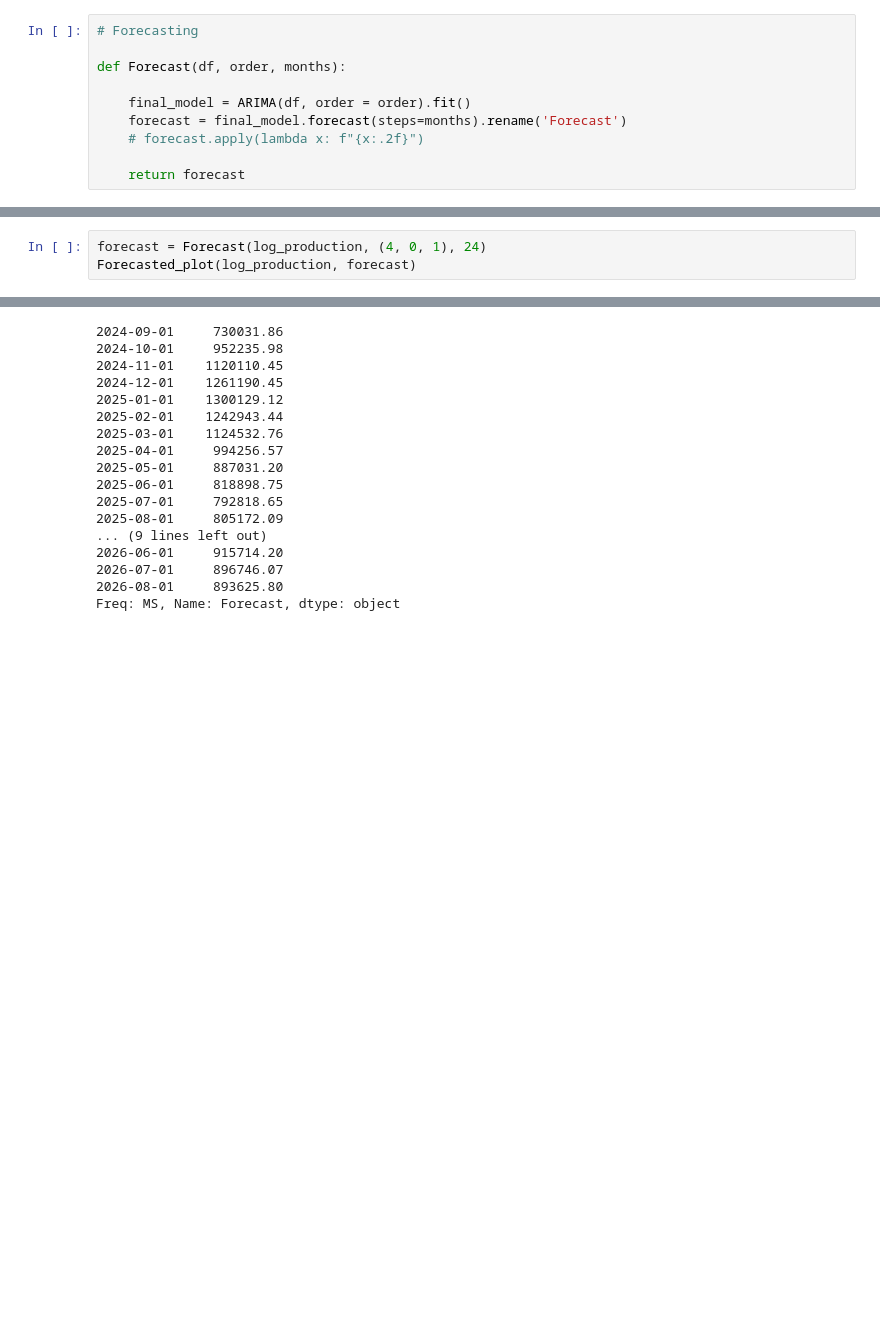
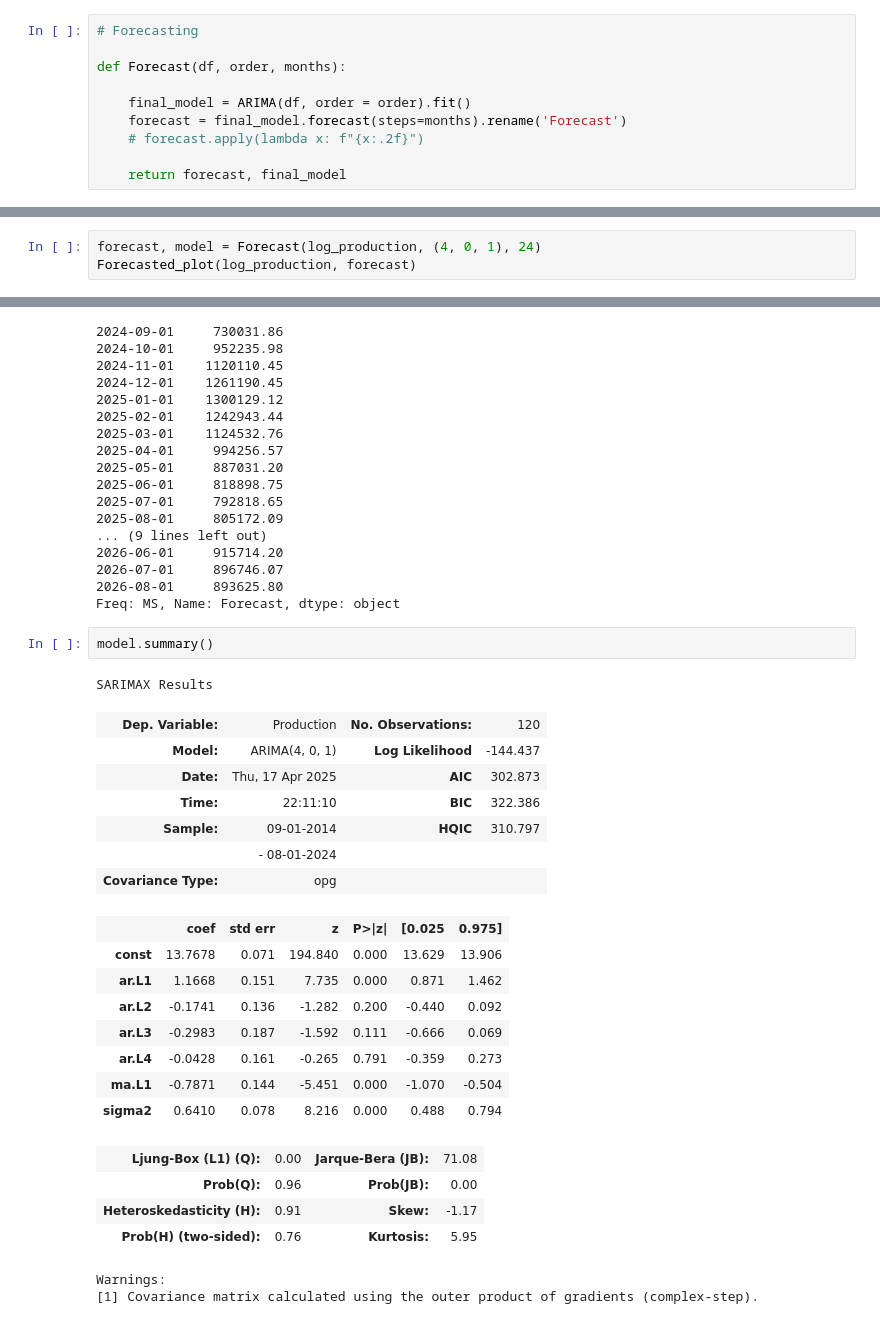
Before and after one commit to LeinnarF/Math_Modeling_Research_ARIMAX, a Jupyter notebook: Log_Transform.ipynb, the cells around one changed output, grey strips where cells are left out. Saved outputs shown, nothing was run; the diff lists cells and outputs as text; blank space fills up the shorter version.

```diff
--- a/Log_Transform.ipynb
+++ b/Log_Transform.ipynb
@@ -130,7 +130,7 @@ def Forecast(df, order, months):
     forecast = final_model.forecast(steps=months).rename('Forecast')
     # forecast.apply(lambda x: f"{x:.2f}")
 
-    return forecast
+    return forecast, final_model
 # %%
 def Forecasted_plot(actual, forecasted):
     plt.figure(figsize=(12, 6))
@@ -242,7 +254,7 @@ Actual: 12.991156138982673, Predicted: 12.809299964051393
 Actual: 13.490046310500226, Predicted: 12.478334190629846
 [figure]
 # %%
-forecast = Forecast(log_production, (4, 0, 1), 24)
+forecast, model = Forecast(log_production, (4, 0, 1), 24)
 Forecasted_plot(log_production, forecast)
 # %% [output]
 [figure]
@@ -269,3 +281,28 @@ orginal_forecast.apply(lambda x: f"{x:.2f}")
 2026-07-01     896746.07
 2026-08-01     893625.80
 Freq: MS, Name: Forecast, dtype: object
+# %%
+model.summary()
+# %% [output]
+SARIMAX Results
+| Dep. Variable: | Production | No. Observations: | 120 |
+| Model: | ARIMA(4, 0, 1) | Log Likelihood | -144.437 |
+| Date: | Thu, 17 Apr 2025 | AIC | 302.873 |
+| Time: | 22:11:10 | BIC | 322.386 |
+| Sample: | 09-01-2014 | HQIC | 310.797 |
+|  | - 08-01-2024 |  |  |
+| Covariance Type: | opg |  |  |
+|  | coef | std err | z | P>|z| | [0.025 | 0.975] |
+| const | 13.7678 | 0.071 | 194.840 | 0.000 | 13.629 | 13.906 |
+| ar.L1 | 1.1668 | 0.151 | 7.735 | 0.000 | 0.871 | 1.462 |
+| ar.L2 | -0.1741 | 0.136 | -1.282 | 0.200 | -0.440 | 0.092 |
+| ar.L3 | -0.2983 | 0.187 | -1.592 | 0.111 | -0.666 | 0.069 |
+| ar.L4 | -0.0428 | 0.161 | -0.265 | 0.791 | -0.359 | 0.273 |
+| ma.L1 | -0.7871 | 0.144 | -5.451 | 0.000 | -1.070 | -0.504 |
+| sigma2 | 0.6410 | 0.078 | 8.216 | 0.000 | 0.488 | 0.794 |
+| Ljung-Box (L1) (Q): | 0.00 | Jarque-Bera (JB): | 71.08 |
+| Prob(Q): | 0.96 | Prob(JB): | 0.00 |
+| Heteroskedasticity (H): | 0.91 | Skew: | -1.17 |
+| Prob(H) (two-sided): | 0.76 | Kurtosis: | 5.95 |
+Warnings:
+[1] Covariance matrix calculated using the outer product of gradients (complex-step).
```
Also changed, not shown: parts of 1 cell of this notebook, 1 other file.
